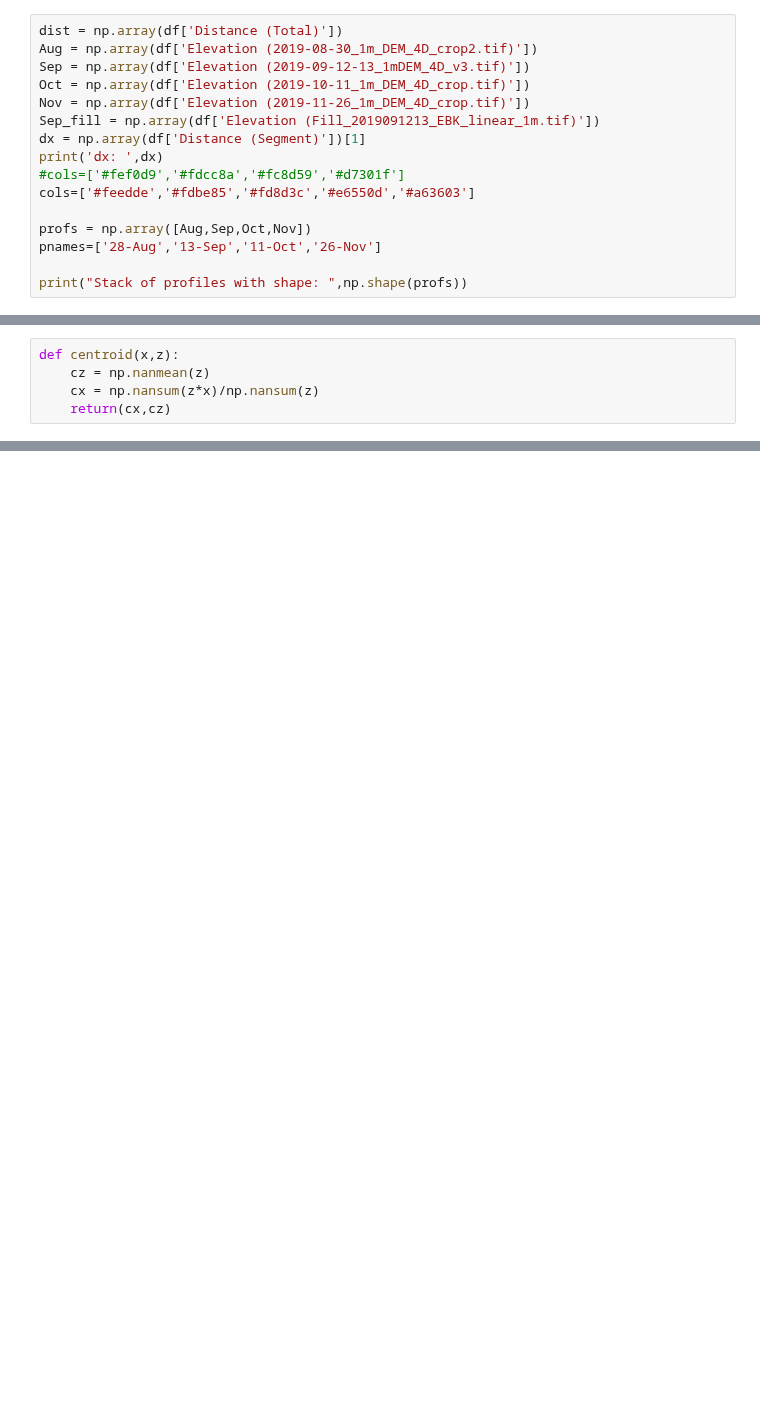
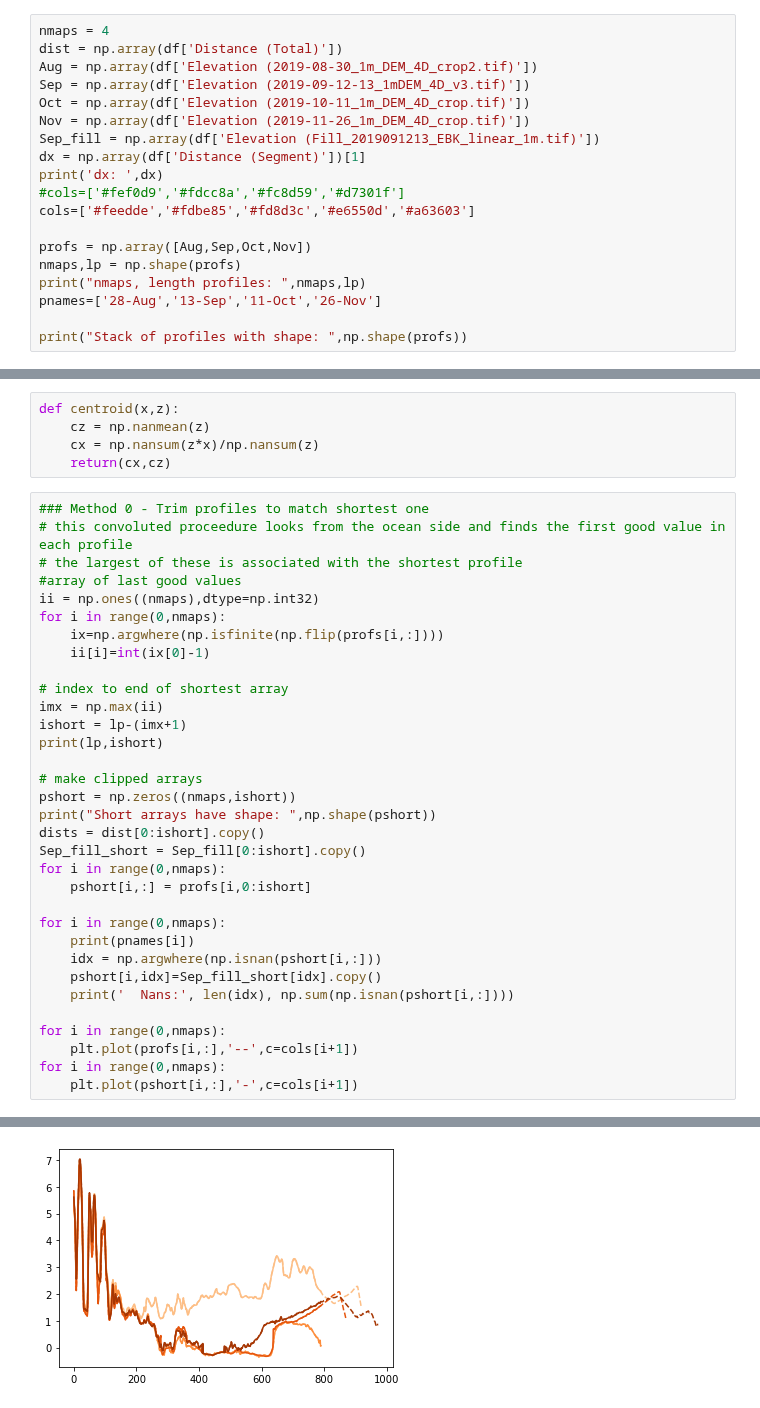
Before and after one commit to csherwood-usgs/CoreBx, a Jupyter notebook: Centroid_test_profile.ipynb, the cells around one changed output, grey strips where cells are left out. Cells and saved outputs as stored; diff of their text form; blank space fills up the shorter version.

```diff
--- a/Centroid_test_profile.ipynb
+++ b/Centroid_test_profile.ipynb
@@ -31,5 +37,6 @@ Read:  1024  lines.
 1024 rows × 16 columns
 # %%
+nmaps = 4
 dist = np.array(df['Distance (Total)'])
 Aug = np.array(df['Elevation (2019-08-30_1m_DEM_4D_crop2.tif)'])
 Sep = np.array(df['Elevation (2019-09-12-13_1mDEM_4D_v3.tif)'])
@@ -42,6 +49,8 @@ print('dx: ',dx)
 cols=['#feedde','#fdbe85','#fd8d3c','#e6550d','#a63603']
 
 profs = np.array([Aug,Sep,Oct,Nov])
+nmaps,lp = np.shape(profs)
+print("nmaps, length profiles: ",nmaps,lp)
 pnames=['28-Aug','13-Sep','11-Oct','26-Nov']
 
 print("Stack of profiles with shape: ",np.shape(profs))
@@ -53,3 +63,37 @@ def centroid(x,z):
     cz = np.nanmean(z)
     cx = np.nansum(z*x)/np.nansum(z)
     return(cx,cz)
+# %%
+### Method 0 - Trim profiles to match shortest one
+# this convoluted proceedure looks from the ocean side and finds the first good value in each profile
+# the largest of these is associated with the shortest profile
+#array of last good values
+ii = np.ones((nmaps),dtype=np.int32)
+for i in range(0,nmaps):
+    ix=np.argwhere(np.isfinite(np.flip(profs[i,:])))
+    ii[i]=int(ix[0]-1)
+
+# index to end of shortest array
+imx = np.max(ii)
+ishort = lp-(imx+1)
+print(lp,ishort)
+
+# make clipped arrays
+pshort = np.zeros((nmaps,ishort))
+print("Short arrays have shape: ",np.shape(pshort))
+dists = dist[0:ishort].copy()
+Sep_fill_short = Sep_fill[0:ishort].copy()
+for i in range(0,nmaps):
+    pshort[i,:] = profs[i,0:ishort]
+
+for i in range(0,nmaps):
+    print(pnames[i])
+    idx = np.argwhere(np.isnan(pshort[i,:]))
+    pshort[i,idx]=Sep_fill_short[idx].copy()
+    print('  Nans:', len(idx), np.sum(np.isnan(pshort[i,:])))
+
+for i in range(0,nmaps):
+    plt.plot(profs[i,:],'--',c=cols[i+1])
+for i in range(0,nmaps):
+    plt.plot(pshort[i,:],'-',c=cols[i+1])
+# %% [output]
@@ -56 +110,2 @@ def centroid(x,z):
+[figure, added]
 # %%
```
Also changed, not shown: parts of 13 cells of this notebook, 1 other file.
